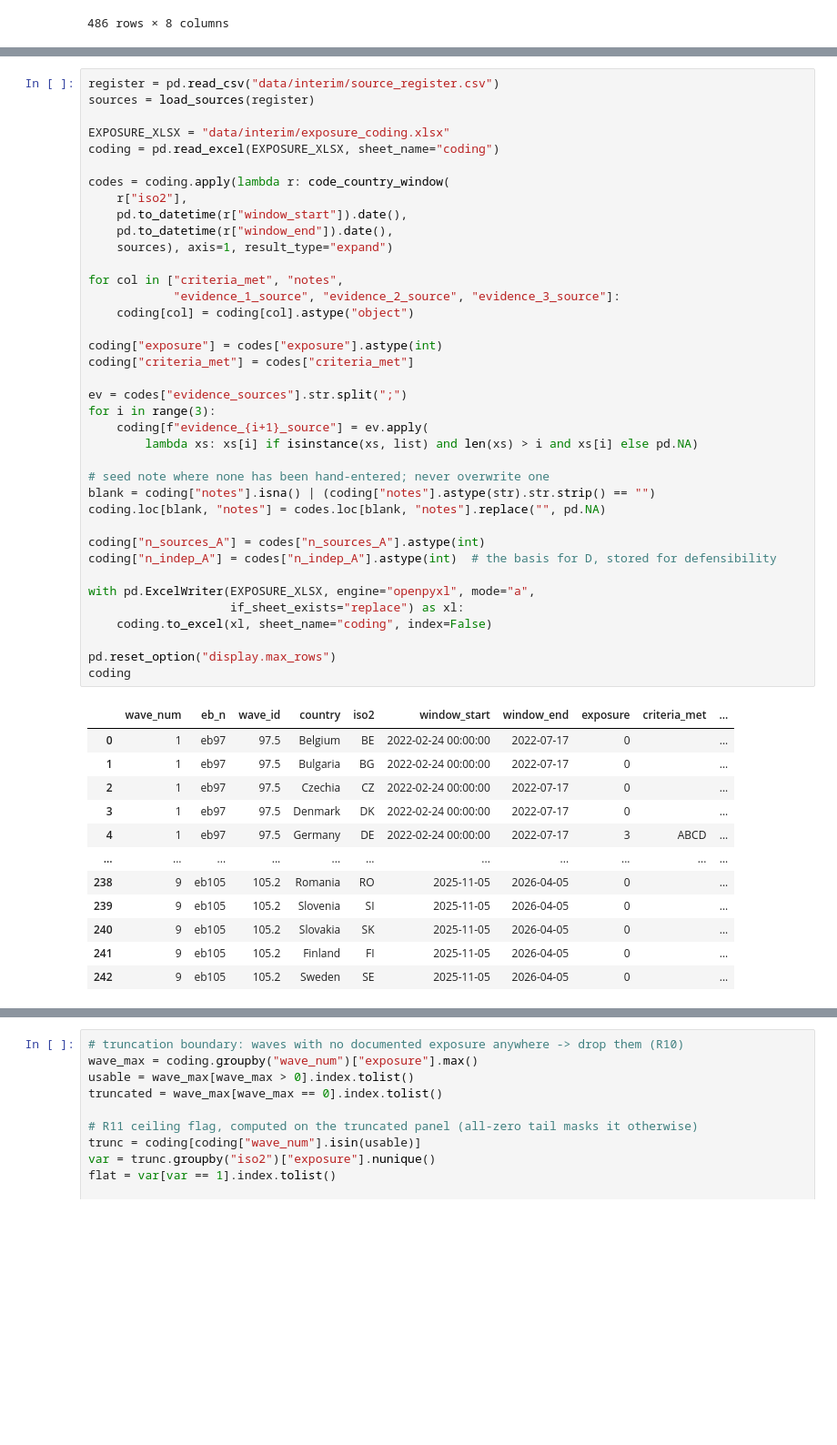
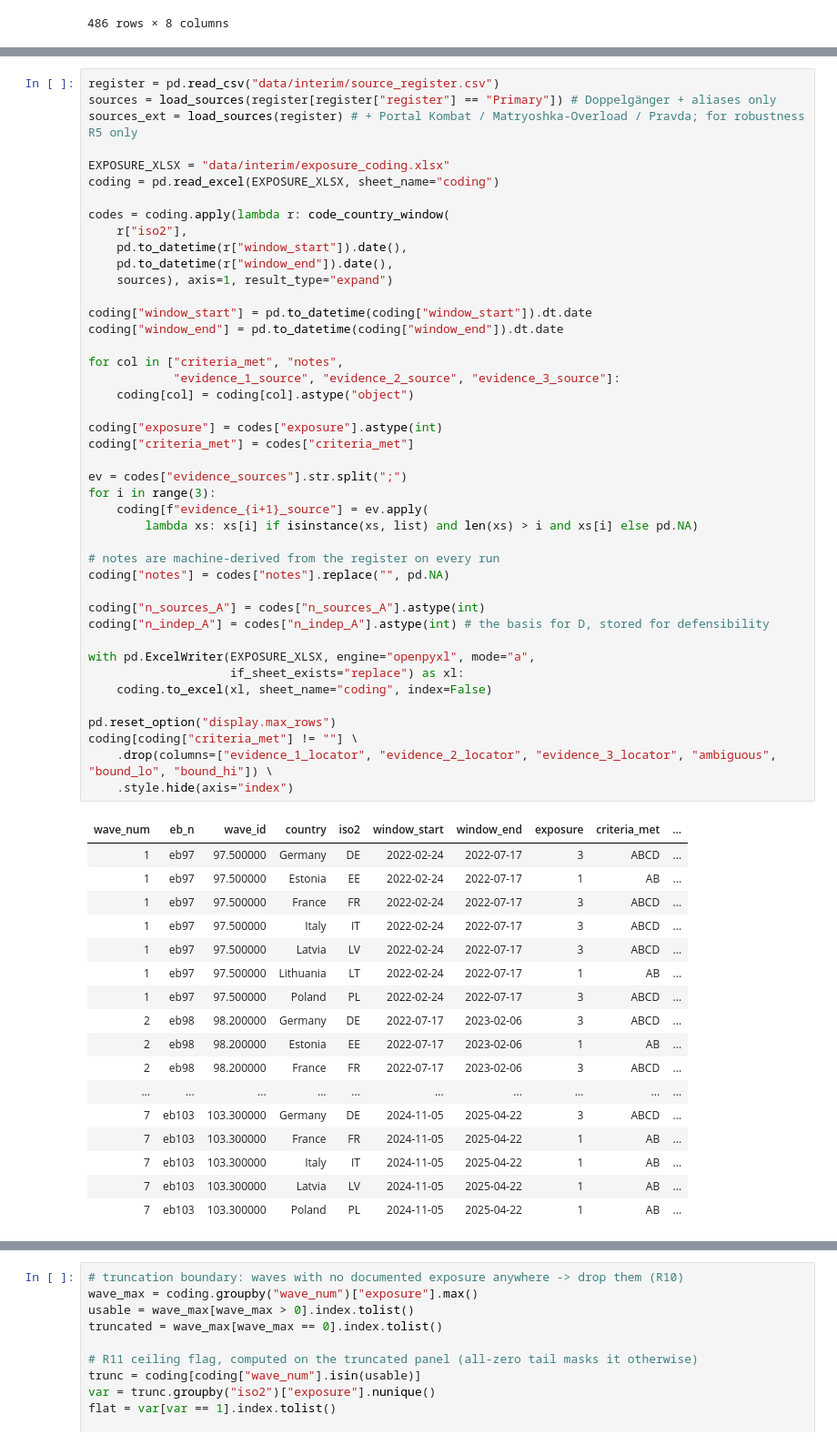
Before and after one commit to kam-eeel/pol380-research, a Jupyter notebook: analysis.ipynb, the cells around one changed output, grey strips where cells are left out. Shown at 91% size. Cells and saved outputs as stored; diff of their text form; blank space fills up the shorter version.

Commit message:
re-assessed source register

```diff
--- a/analysis.ipynb
+++ b/analysis.ipynb
@@ -110,51 +111,61 @@ Derive the 0-3 exposure tier for each country-window directly from the frozen so
 # %%
 register = pd.read_csv("data/interim/source_register.csv")
-sources = load_sources(register)
+sources = load_sources(register[register["register"] == "Primary"]) # Doppelgänger + aliases only
+sources_ext = load_sources(register) # + Portal Kombat / Matryoshka-Overload / Pravda; for robustness R5 only
 
 EXPOSURE_XLSX = "data/interim/exposure_coding.xlsx"
 coding = pd.read_excel(EXPOSURE_XLSX, sheet_name="coding")
 
 codes = coding.apply(lambda r: code_country_window(
     r["iso2"],
     pd.to_datetime(r["window_start"]).date(),
     pd.to_datetime(r["window_end"]).date(),
     sources), axis=1, result_type="expand")
+
+coding["window_start"] = pd.to_datetime(coding["window_start"]).dt.date
+coding["window_end"] = pd.to_datetime(coding["window_end"]).dt.date
 
 for col in ["criteria_met", "notes",
             "evidence_1_source", "evidence_2_source", "evidence_3_source"]:
     coding[col] = coding[col].astype("object")
 
 coding["exposure"] = codes["exposure"].astype(int)
 coding["criteria_met"] = codes["criteria_met"]
 
 ev = codes["evidence_sources"].str.split(";")
 for i in range(3):
     coding[f"evidence_{i+1}_source"] = ev.apply(
         lambda xs: xs[i] if isinstance(xs, list) and len(xs) > i and xs[i] else pd.NA)
 
-# seed note where none has been hand-entered; never overwrite one
-blank = coding["notes"].isna() | (coding["notes"].astype(str).str.strip() == "")
-coding.loc[blank, "notes"] = codes.loc[blank, "notes"].replace("", pd.NA)
+# notes are machine-derived from the register on every run
+coding["notes"] = codes["notes"].replace("", pd.NA)
 
 coding["n_sources_A"] = codes["n_sources_A"].astype(int)
-coding["n_indep_A"] = codes["n_indep_A"].astype(int)  # the basis for D, stored for defensibility
+coding["n_indep_A"] = codes["n_indep_A"].astype(int) # the basis for D, stored for defensibility
 
 with pd.ExcelWriter(EXPOSURE_XLSX, engine="openpyxl", mode="a",
                     if_sheet_exists="replace") as xl:
     coding.to_excel(xl, sheet_name="coding", index=False)
 
 pd.reset_option("display.max_rows")
-coding
+coding[coding["criteria_met"] != ""] \
+    .drop(columns=["evidence_1_locator", "evidence_2_locator", "evidence_3_locator", "ambiguous", "bound_lo", "bound_hi"]) \
+    .style.hide(axis="index")
 # %% [output]
-|  | wave_num | eb_n | wave_id | country | iso2 | window_start | window_end | exposure | criteria_met | ... |
-| 0 | 1 | eb97 | 97.5 | Belgium | BE | 2022-02-24 00:00:00 | 2022-07-17 | 0 |  | ... |
-| 1 | 1 | eb97 | 97.5 | Bulgaria | BG | 2022-02-24 00:00:00 | 2022-07-17 | 0 |  | ... |
-| 2 | 1 | eb97 | 97.5 | Czechia | CZ | 2022-02-24 00:00:00 | 2022-07-17 | 0 |  | ... |
-| 3 | 1 | eb97 | 97.5 | Denmark | DK | 2022-02-24 00:00:00 | 2022-07-17 | 0 |  | ... |
-| 4 | 1 | eb97 | 97.5 | Germany | DE | 2022-02-24 00:00:00 | 2022-07-17 | 3 | ABCD | ... |
-| ... | ... | ... | ... | ... | ... | ... | ... | ... | ... | ... |
-| 238 | 9 | eb105 | 105.2 | Romania | RO | 2025-11-05 | 2026-04-05 | 0 |  | ... |
-| 239 | 9 | eb105 | 105.2 | Slovenia | SI | 2025-11-05 | 2026-04-05 | 0 |  | ... |
-| 240 | 9 | eb105 | 105.2 | Slovakia | SK | 2025-11-05 | 2026-04-05 | 0 |  | ... |
-| 241 | 9 | eb105 | 105.2 | Finland | FI | 2025-11-05 | 2026-04-05 | 0 |  | ... |
-| 242 | 9 | eb105 | 105.2 | Sweden | SE | 2025-11-05 | 2026-04-05 | 0 |  | ... |
+| wave_num | eb_n | wave_id | country | iso2 | window_start | window_end | exposure | criteria_met | ... |
+| 1 | eb97 | 97.500000 | Germany | DE | 2022-02-24 | 2022-07-17 | 3 | ABCD | ... |
+| 1 | eb97 | 97.500000 | Estonia | EE | 2022-02-24 | 2022-07-17 | 1 | AB | ... |
+| 1 | eb97 | 97.500000 | France | FR | 2022-02-24 | 2022-07-17 | 3 | ABCD | ... |
+| 1 | eb97 | 97.500000 | Italy | IT | 2022-02-24 | 2022-07-17 | 3 | ABCD | ... |
+| 1 | eb97 | 97.500000 | Latvia | LV | 2022-02-24 | 2022-07-17 | 3 | ABCD | ... |
+| 1 | eb97 | 97.500000 | Lithuania | LT | 2022-02-24 | 2022-07-17 | 1 | AB | ... |
+| 1 | eb97 | 97.500000 | Poland | PL | 2022-02-24 | 2022-07-17 | 3 | ABCD | ... |
+| 2 | eb98 | 98.200000 | Germany | DE | 2022-07-17 | 2023-02-06 | 3 | ABCD | ... |
+| 2 | eb98 | 98.200000 | Estonia | EE | 2022-07-17 | 2023-02-06 | 1 | AB | ... |
+| 2 | eb98 | 98.200000 | France | FR | 2022-07-17 | 2023-02-06 | 3 | ABCD | ... |
+| ... | ... | ... | ... | ... | ... | ... | ... | ... | ... |
+| 7 | eb103 | 103.300000 | Germany | DE | 2024-11-05 | 2025-04-22 | 3 | ABCD | ... |
+| 7 | eb103 | 103.300000 | France | FR | 2024-11-05 | 2025-04-22 | 1 | AB | ... |
+| 7 | eb103 | 103.300000 | Italy | IT | 2024-11-05 | 2025-04-22 | 1 | AB | ... |
+| 7 | eb103 | 103.300000 | Latvia | LV | 2024-11-05 | 2025-04-22 | 1 | AB | ... |
+| 7 | eb103 | 103.300000 | Poland | PL | 2024-11-05 | 2025-04-22 | 1 | AB | ... |
```
Also changed, not shown: parts of 5 cells of this notebook, 4 other files.
